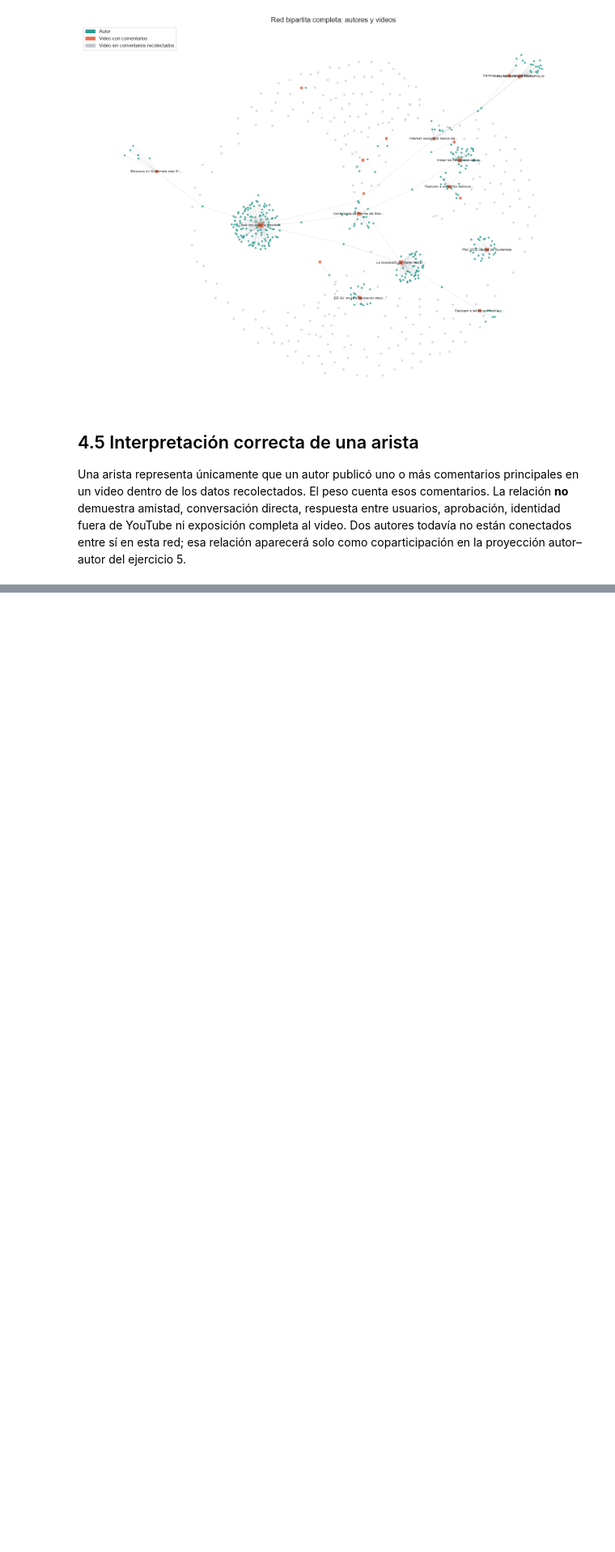
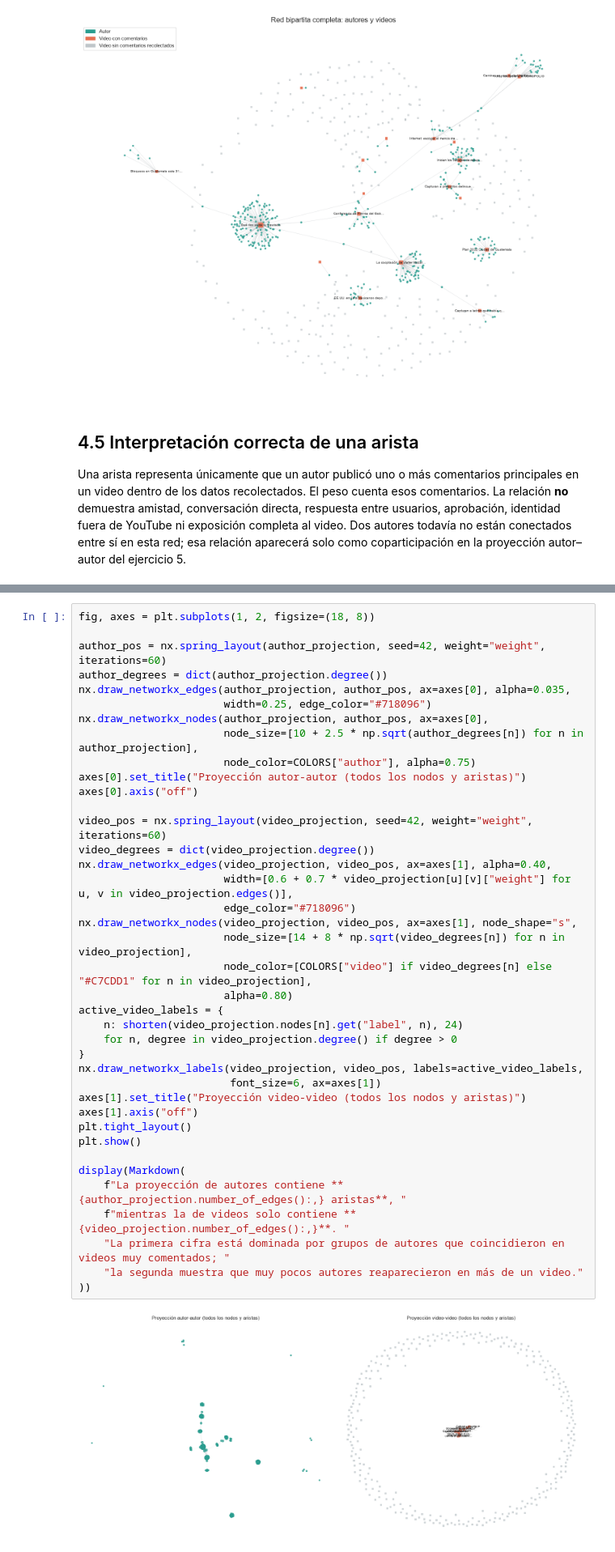
Before and after one commit to Dcextrim/CC3084-Data-Science, a Jupyter notebook: 06_analisis_redes_sociales/notebooks/analisis_redes_sociales.ipynb, the cells around one changed output, grey strips where cells are left out. Shown at 81% size. Cells and saved outputs as stored; diff of their text form; blank space fills up the shorter version.

```diff
--- a/06_analisis_redes_sociales/notebooks/analisis_redes_sociales.ipynb
+++ b/06_analisis_redes_sociales/notebooks/analisis_redes_sociales.ipynb
@@ -982,0 +1050,41 @@ Las conclusiones de este avance describen **esta muestra recolectada**. No se ge
+# %%
+fig, axes = plt.subplots(1, 2, figsize=(18, 8))
+
+author_pos = nx.spring_layout(author_projection, seed=42, weight="weight", iterations=60)
+author_degrees = dict(author_projection.degree())
+nx.draw_networkx_edges(author_projection, author_pos, ax=axes[0], alpha=0.035,
+                       width=0.25, edge_color="#718096")
+nx.draw_networkx_nodes(author_projection, author_pos, ax=axes[0],
+                       node_size=[10 + 2.5 * np.sqrt(author_degrees[n]) for n in author_projection],
+                       node_color=COLORS["author"], alpha=0.75)
+axes[0].set_title("Proyección autor-autor (todos los nodos y aristas)")
+axes[0].axis("off")
+
+video_pos = nx.spring_layout(video_projection, seed=42, weight="weight", iterations=60)
+video_degrees = dict(video_projection.degree())
+nx.draw_networkx_edges(video_projection, video_pos, ax=axes[1], alpha=0.40,
+                       width=[0.6 + 0.7 * video_projection[u][v]["weight"] for u, v in video_projection.edges()],
+                       edge_color="#718096")
+nx.draw_networkx_nodes(video_projection, video_pos, ax=axes[1], node_shape="s",
+                       node_size=[14 + 8 * np.sqrt(video_degrees[n]) for n in video_projection],
+                       node_color=[COLORS["video"] if video_degrees[n] else "#C7CDD1" for n in video_projection],
+                       alpha=0.80)
+active_video_labels = {
+    n: shorten(video_projection.nodes[n].get("label", n), 24)
+    for n, degree in video_projection.degree() if degree > 0
+}
+nx.draw_networkx_labels(video_projection, video_pos, labels=active_video_labels,
+                        font_size=6, ax=axes[1])
+axes[1].set_title("Proyección video-video (todos los nodos y aristas)")
+axes[1].axis("off")
+plt.tight_layout()
+plt.show()
+
+display(Markdown(
+    f"La proyección de autores contiene **{author_projection.number_of_edges():,} aristas**, "
+    f"mientras la de videos solo contiene **{video_projection.number_of_edges():,}**. "
+    "La primera cifra está dominada por grupos de autores que coincidieron en videos muy comentados; "
+    "la segunda muestra que muy pocos autores reaparecieron en más de un video."
+))
+# %% [output]
+[figure, added]
```
Also changed, not shown: parts of 15 cells of this notebook, 7 other files.
